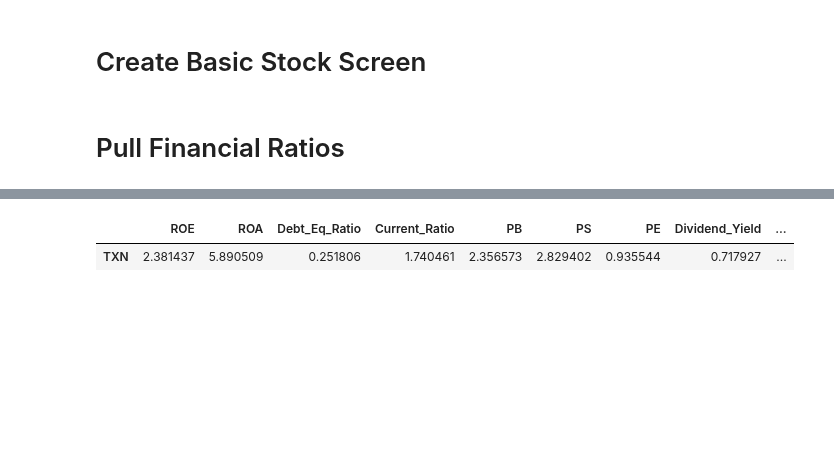
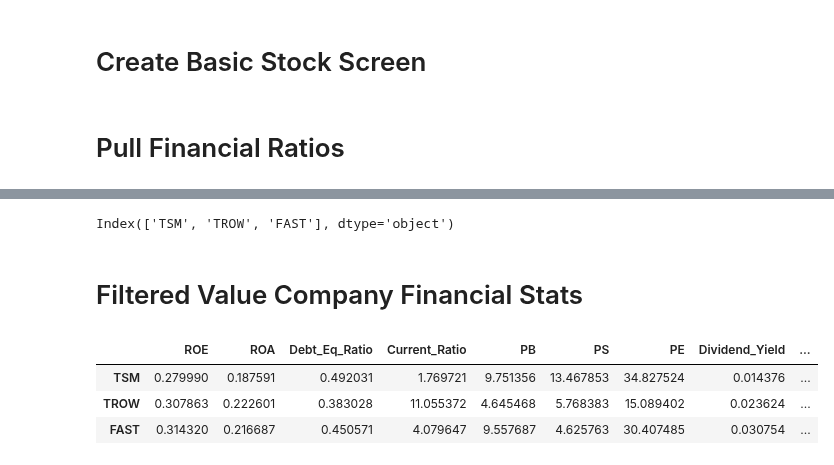
Before and after one commit to dbogatic/value_investing, a Jupyter notebook: value_screen.ipynb, the cells around one changed output, grey strips where cells are left out. Drawn from its saved outputs; the diff is of its cells as text; code cells hidden in the pictures; blank space fills up the shorter version.

```diff
--- a/value_screen.ipynb
+++ b/value_screen.ipynb
@@ -118,11 +114 @@ df.T
-# %%
-# Calculate mean of dataframe columns to enable comparison across ratios
-ratios_mean = []
-
-for item in df.columns:
-
-	ratios_mean.append(df[item].mean())
-
-# Divide each value in dataframe by mean to normalize values
-df = df / ratios_mean
 # %% [markdown]
@@ -130,15 +115,0 @@ df = df / ratios_mean
-# %%
-# Define rank values
-Revenue_Growth = 1.25
-ROE = 1.20
-FCF_Growth = 1.20
-Current_Ratio = 1.10
-Operating_Margin = 1.05
-DE = -1.20
-PB = -1.15
-Avg_Num_Shares = -1.10
-
-# Add rank column to dataframe
-df['rank'] = df['Revenue_Growth'] * Revenue_Growth + df['Operating_Margin'] * Operating_Margin + df['ROE'] * ROE  + df['FCF_Growth'] * FCF_Growth + df['Debt_Eq_Ratio'] * DE + df['Current_Ratio'] * Current_Ratio + df['PB'] * PB + df['Avg_Shares_Dil_Growth'] * Avg_Num_Shares
-df = df.sort_values(by=['rank'],ascending=False)
-df
@@ -159,6 +116,16 @@ df
 # %%
+# Filter value_candidates based on the specific financial criteria
 value_candidates = df[(df['ROE'] >= 0.08) & (df['Debt_Eq_Ratio'] <= 0.50) & (df['Current_Ratio'] >= 1.50) & (df['FCF_Growth'] > 0) & (df['Net_Income_Growth'] > 0) & (df['Operating_Margin'] > 0) & (df['Avg_Shares_Dil_Growth'] <= 0)]
-value_candidates
+value_candidates.index
 # %% [output]
-|  | ROE | ROA | Debt_Eq_Ratio | Current_Ratio | PB | PS | PE | Dividend_Yield | ... |
-| TXN | 2.381437 | 5.890509 | 0.251806 | 1.740461 | 2.356573 | 2.829402 | 0.935544 | 0.717927 | ... |
+Index(['TSM', 'TROW', 'FAST'], dtype='object')
+# %% [markdown]
+# Filtered Value Company Financial Stats
+# %%
+research_candidates = df.loc[['TSM','TROW','FAST']]
+research_candidates
+# %% [output]
+|  | ROE | ROA | Debt_Eq_Ratio | Current_Ratio | PB | PS | PE | Dividend_Yield | ... |
+| TSM | 0.279990 | 0.187591 | 0.492031 | 1.769721 | 9.751356 | 13.467853 | 34.827524 | 0.014376 | ... |
+| TROW | 0.307863 | 0.222601 | 0.383028 | 11.055372 | 4.645468 | 5.768383 | 15.089402 | 0.023624 | ... |
+| FAST | 0.314320 | 0.216687 | 0.450571 | 4.079647 | 9.557687 | 4.625763 | 30.407485 | 0.030754 | ... |
```
Also changed, not shown: parts of 4 cells of this notebook, 1 other file.
